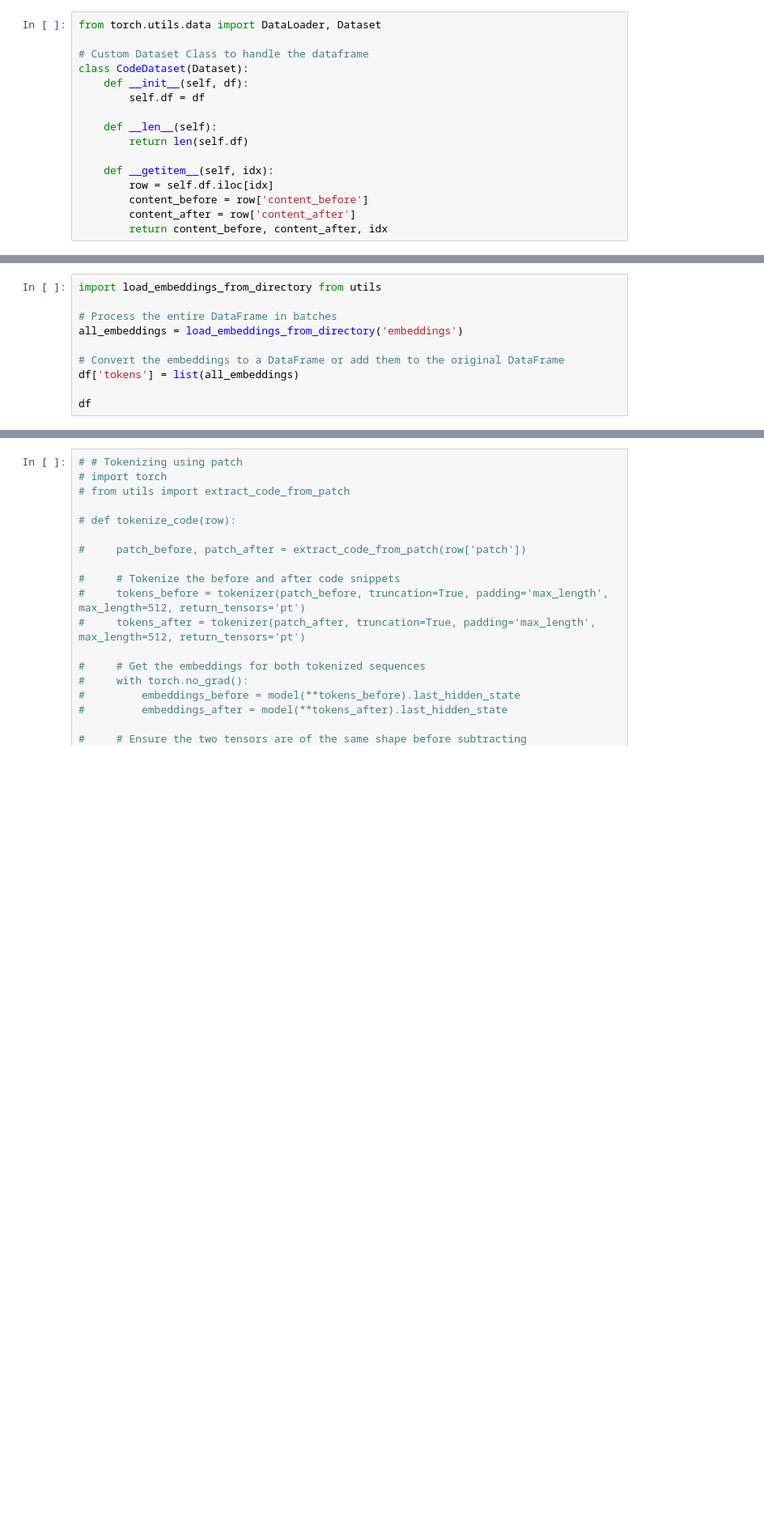
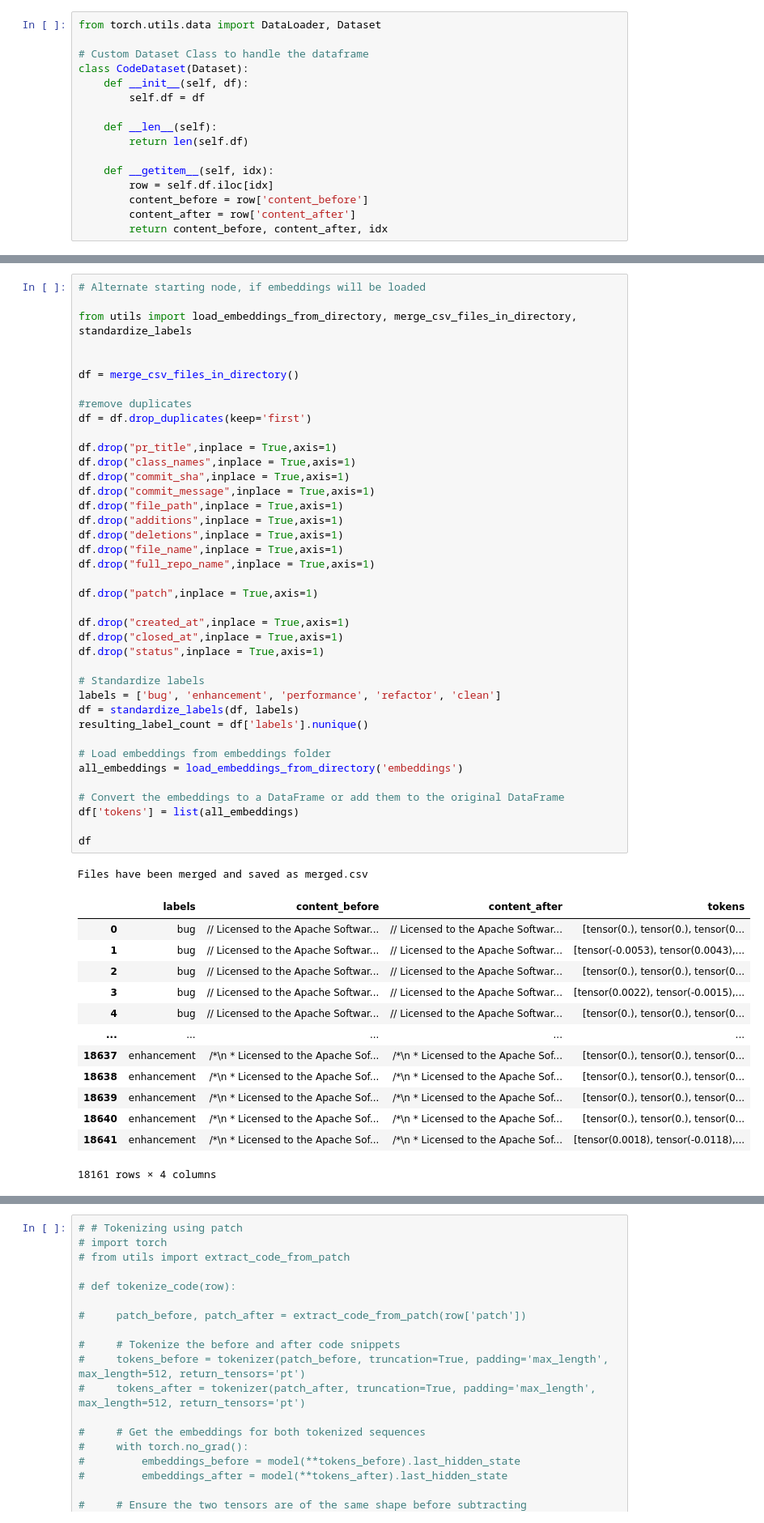
Before and after one commit to FSMVU-Tubitak-1001-Kod-Analiz/metadata-nn-model, a Jupyter notebook: CodeBERT_embedding_nn_model.ipynb, the cells around one changed output, grey strips where cells are left out. Shown at 81% size. Saved outputs shown, nothing was run; the diff lists cells and outputs as text; blank space fills up the shorter version.

```diff
--- a/CodeBERT_embedding_nn_model.ipynb
+++ b/CodeBERT_embedding_nn_model.ipynb
@@ -141,10 +130,54 @@ for batch in dataloader:
 # %%
-import load_embeddings_from_directory from utils
+# Alternate starting node, if embeddings will be loaded
 
-# Process the entire DataFrame in batches
+from utils import load_embeddings_from_directory, merge_csv_files_in_directory, standardize_labels
+
+
+df = merge_csv_files_in_directory()
+
+#remove duplicates
+df = df.drop_duplicates(keep='first')
+
+df.drop("pr_title",inplace = True,axis=1)
+df.drop("class_names",inplace = True,axis=1)
+df.drop("commit_sha",inplace = True,axis=1)
+df.drop("commit_message",inplace = True,axis=1)
+df.drop("file_path",inplace = True,axis=1)
+df.drop("additions",inplace = True,axis=1)
+df.drop("deletions",inplace = True,axis=1)
+df.drop("file_name",inplace = True,axis=1)
+df.drop("full_repo_name",inplace = True,axis=1)
+
+df.drop("patch",inplace = True,axis=1)
+
+df.drop("created_at",inplace = True,axis=1)
+df.drop("closed_at",inplace = True,axis=1)
+df.drop("status",inplace = True,axis=1)
+
+# Standardize labels
+labels = ['bug', 'enhancement', 'performance', 'refactor', 'clean']
+df = standardize_labels(df, labels)
+resulting_label_count = df['labels'].nunique()
+
+# Load embeddings from embeddings folder
 all_embeddings = load_embeddings_from_directory('embeddings')
 
 # Convert the embeddings to a DataFrame or add them to the original DataFrame
 df['tokens'] = list(all_embeddings)
 
 df
+# %% [output]
+Files have been merged and saved as merged.csv
+|  | labels | content_before | content_after | tokens |
+| 0 | bug | // Licensed to the Apache Softwar... | // Licensed to the Apache Softwar... | [tensor(0.), tensor(0.), tensor(0... |
+| 1 | bug | // Licensed to the Apache Softwar... | // Licensed to the Apache Softwar... | [tensor(-0.0053), tensor(0.0043),... |
+| 2 | bug | // Licensed to the Apache Softwar... | // Licensed to the Apache Softwar... | [tensor(0.), tensor(0.), tensor(0... |
+| 3 | bug | // Licensed to the Apache Softwar... | // Licensed to the Apache Softwar... | [tensor(0.0022), tensor(-0.0015),... |
+| 4 | bug | // Licensed to the Apache Softwar... | // Licensed to the Apache Softwar... | [tensor(0.), tensor(0.), tensor(0... |
+| ... | ... | ... | ... | ... |
+| 18637 | enhancement | /*\n * Licensed to the Apache Sof... | /*\n * Licensed to the Apache Sof... | [tensor(0.), tensor(0.), tensor(0... |
+| 18638 | enhancement | /*\n * Licensed to the Apache Sof... | /*\n * Licensed to the Apache Sof... | [tensor(0.), tensor(0.), tensor(0... |
+| 18639 | enhancement | /*\n * Licensed to the Apache Sof... | /*\n * Licensed to the Apache Sof... | [tensor(0.), tensor(0.), tensor(0... |
+| 18640 | enhancement | /*\n * Licensed to the Apache Sof... | /*\n * Licensed to the Apache Sof... | [tensor(0.), tensor(0.), tensor(0... |
+| 18641 | enhancement | /*\n * Licensed to the Apache Sof... | /*\n * Licensed to the Apache Sof... | [tensor(0.0018), tensor(-0.0118),... |
+18161 rows × 4 columns
```
Also changed, not shown: parts of 11 cells of this notebook, 1 other file.
